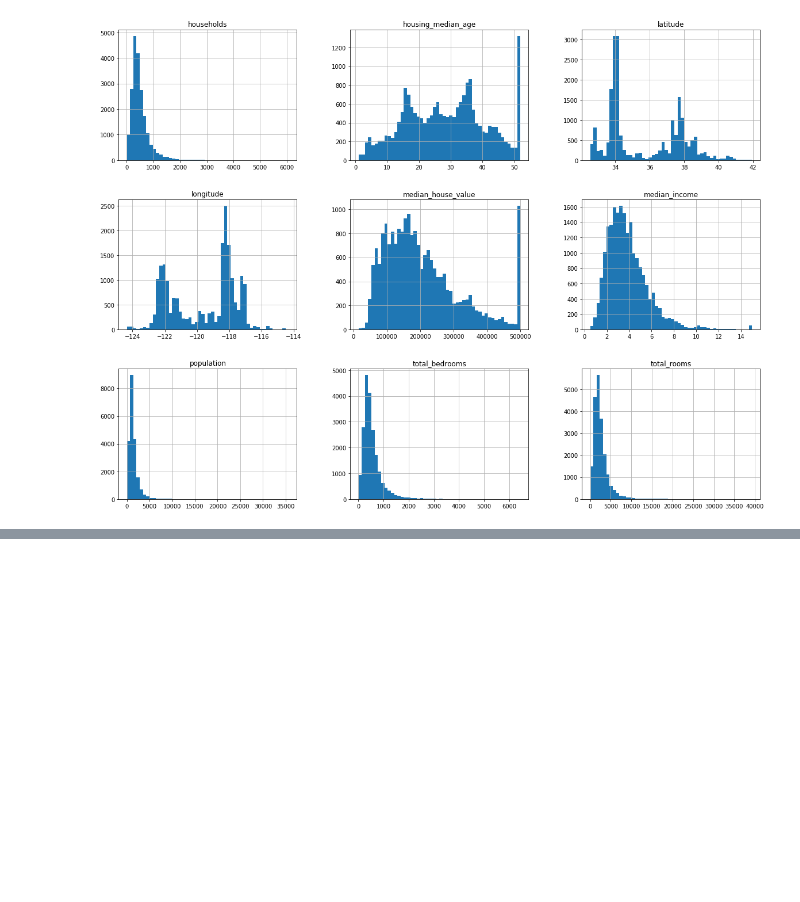
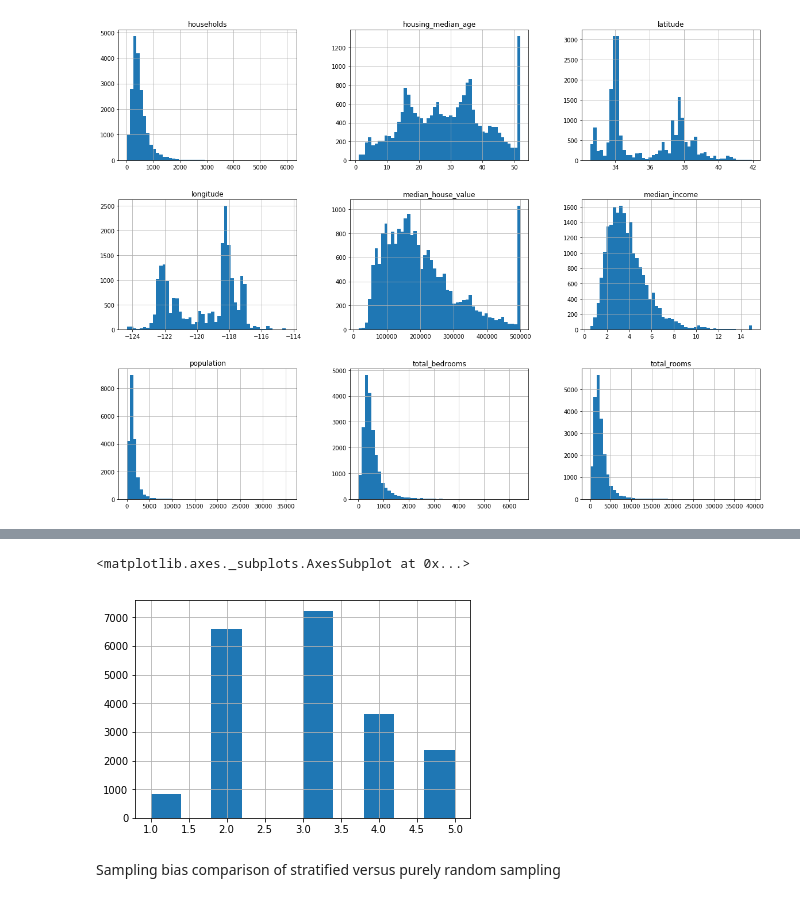
Before and after one commit to nagendraputhane/End-to-End-Machine-Learning-Project, a Jupyter notebook: Housing.ipynb, the cells around one changed output, grey strips where cells are left out. Saved outputs shown, nothing was run; the diff lists cells and outputs as text; code cells hidden in the pictures; blank space fills up the shorter version.

```diff
--- a/Housing.ipynb
+++ b/Housing.ipynb
@@ -101,0 +150,5 @@ plt.show()
+# %%
+housing["income_cat"].hist()
+# %% [output]
+<matplotlib.axes._subplots.AxesSubplot at 0x...>
+[figure, added]
@@ -101,0 +162,2 @@ plt.show()
+# %% [markdown]
+Sampling bias comparison of stratified versus purely random sampling
```
Also changed, not shown: parts of 13 cells of this notebook.
